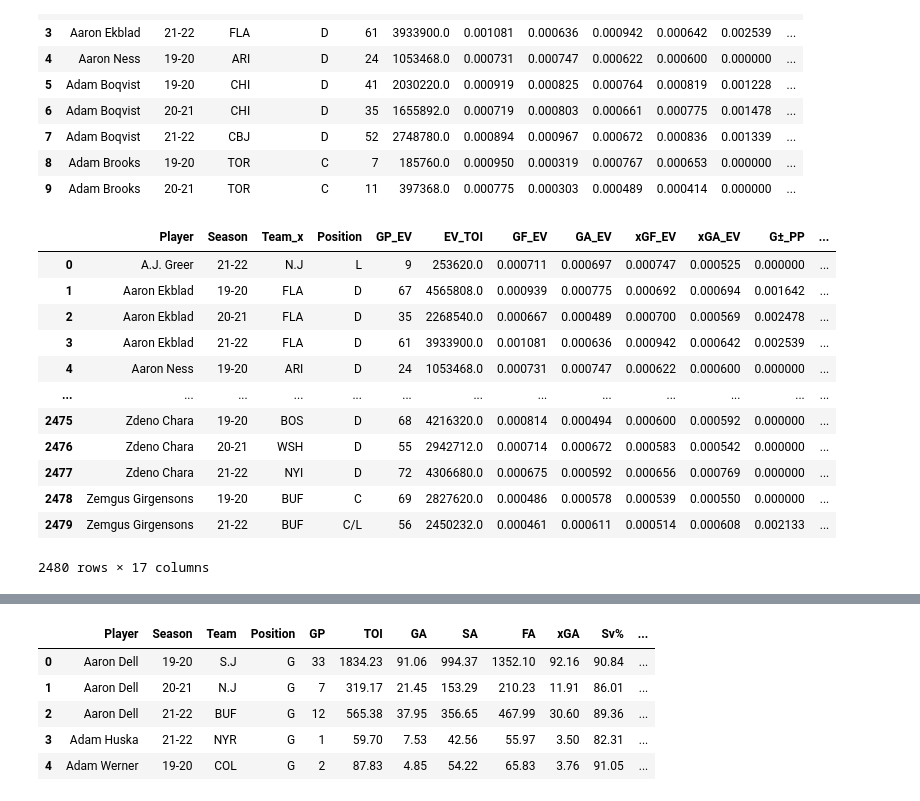
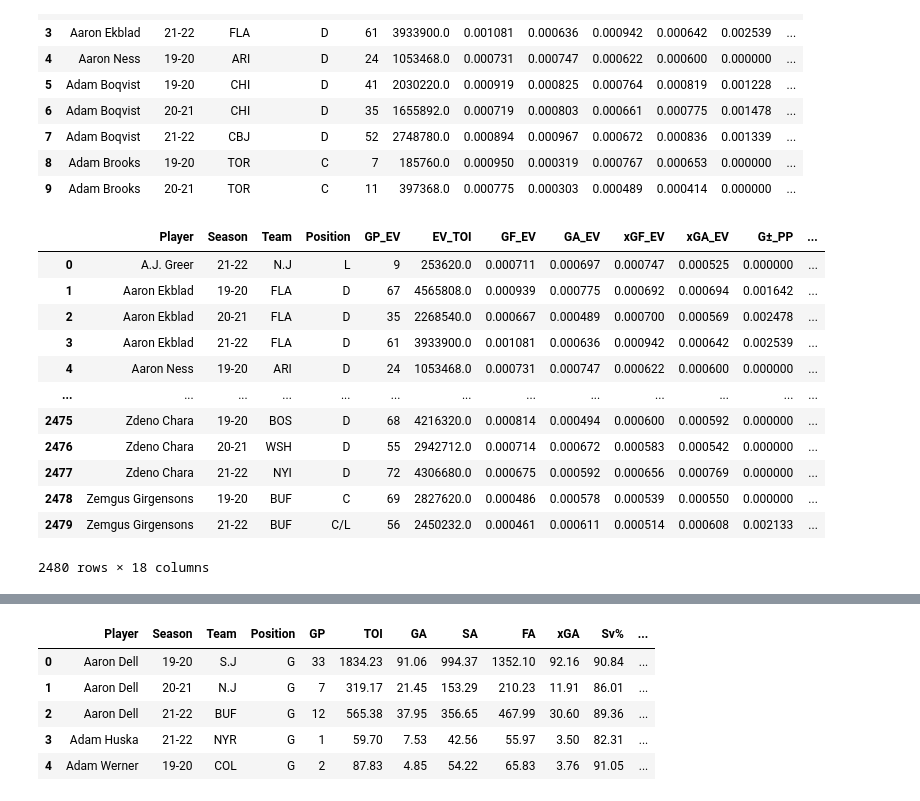
Before and after one commit to danmartin25/Hockey_Model, a Jupyter notebook: Hockey Model Mark I.ipynb, the cells around one changed output, grey strips where cells are left out. Drawn from its saved outputs; the diff is of its cells as text; code cells hidden in the pictures.

Commit message:
Added Impact tables.

```diff
--- a/Hockey Model Mark I.ipynb
+++ b/Hockey Model Mark I.ipynb
@@ -317,3 +317,6 @@ skater_box_totals.head()
 | 2 | Aaron Ekblad | 20-21 | FLA | D | 35 | 878.18 | 11 | 5 | 6 |
 | 3 | Aaron Ekblad | 21-22 | FLA | D | 61 | 1519.70 | 15 | 13 | 29 |
 | 4 | Aaron Ness | 19-20 | ARI | D | 24 | 300.83 | 0 | 1 | 0 |
+# %%
+skater_box_totals['TOI_tot'] = skater_box_totals['TOI']*3600
+skater_box_totals
@@ -319,0 +337,3 @@ skater_box_totals.head()
+# %%
+skater_box_totals = skater_box_totals.drop(columns = {'TOI'})
+skater_box_totals
@@ -449,7 +483,7 @@ full_skater_totals
 2480 rows × 21 columns
 # %%
 #Drop Repeated Columns
-full_skater_totals = full_skater_totals.drop(columns = ['Team','Position','GP','TOI'])
+full_skater_totals = full_skater_totals.drop(columns = ['Team','Position','GP'])
 full_skater_totals.head(10)
 # %% [output]
 |  | Player | Season | Team_x | Position_EV | GP_EV | EV_TOI | GF_EV | GA_EV | xGF_EV | xGA_EV | G±_PP | ... |
@@ -464,10 +498,10 @@ full_skater_totals.head(10)
 | 8 | Adam Brooks | 19-20 | TOR | C | 7 | 185760.0 | 0.000950 | 0.000319 | 0.000767 | 0.000653 | 0.000000 | ... |
 | 9 | Adam Brooks | 20-21 | TOR | C | 11 | 397368.0 | 0.000775 | 0.000303 | 0.000489 | 0.000414 | 0.000000 | ... |
 # %%
-full_skater_totals = full_skater_totals.rename(columns = {'Position_EV':'Position'})
+full_skater_totals = full_skater_totals.rename(columns = {'Team_x':'Team','Position_EV':'Position'})
 full_skater_totals
 # %% [output]
-|  | Player | Season | Team_x | Position | GP_EV | EV_TOI | GF_EV | GA_EV | xGF_EV | xGA_EV | G±_PP | ... |
+|  | Player | Season | Team | Position | GP_EV | EV_TOI | GF_EV | GA_EV | xGF_EV | xGA_EV | G±_PP | ... |
 | 0 | A.J. Greer | 21-22 | N.J | L | 9 | 253620.0 | 0.000711 | 0.000697 | 0.000747 | 0.000525 | 0.000000 | ... |
 | 1 | Aaron Ekblad | 19-20 | FLA | D | 67 | 4565808.0 | 0.000939 | 0.000775 | 0.000692 | 0.000694 | 0.001642 | ... |
 | 2 | Aaron Ekblad | 20-21 | FLA | D | 35 | 2268540.0 | 0.000667 | 0.000489 | 0.000700 | 0.000569 | 0.002478 | ... |
@@ -479,7 +513,7 @@ full_skater_totals
 | 2477 | Zdeno Chara | 21-22 | NYI | D | 72 | 4306680.0 | 0.000675 | 0.000592 | 0.000656 | 0.000769 | 0.000000 | ... |
 | 2478 | Zemgus Girgensons | 19-20 | BUF | C | 69 | 2827620.0 | 0.000486 | 0.000578 | 0.000539 | 0.000550 | 0.000000 | ... |
 | 2479 | Zemgus Girgensons | 21-22 | BUF | C/L | 56 | 2450232.0 | 0.000461 | 0.000611 | 0.000514 | 0.000608 | 0.002133 | ... |
-2480 rows × 17 columns
+2480 rows × 18 columns
 # %%
 #Look at positions to get correct F/D average points
 forwards_table = full_skater_totals.loc[full_skater_totals.Position!= "D"]
```
Also changed, not shown: parts of 9 cells of this notebook.
